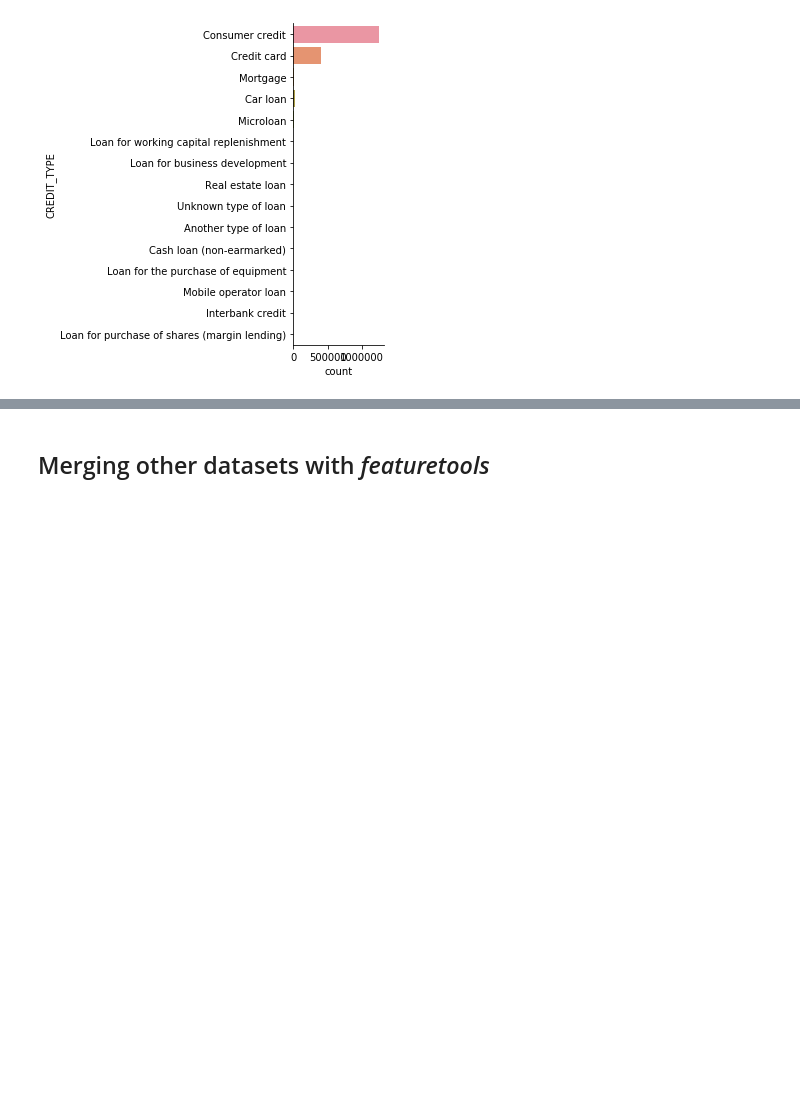
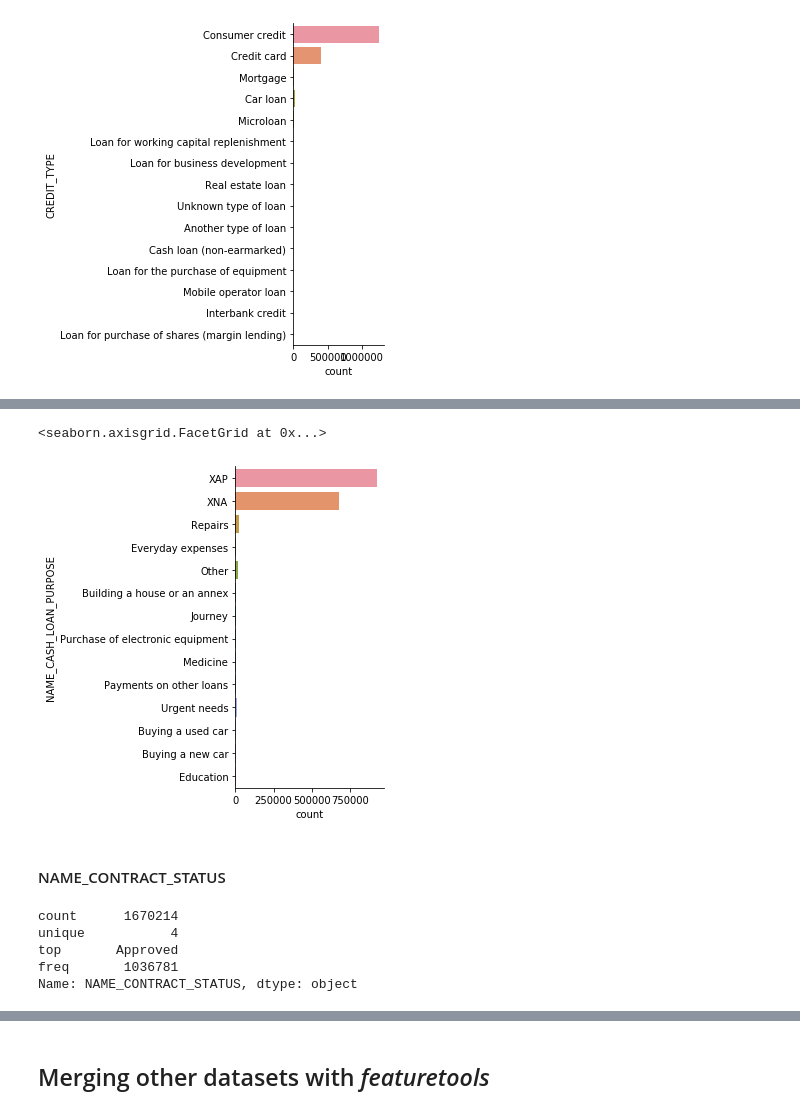
Before and after one commit to paolomandica/FDS-home-credit-default-risk, a Jupyter notebook: main-paolo.ipynb, the cells around one changed output, grey strips where cells are left out. Saved outputs shown, nothing was run; the diff lists cells and outputs as text; code cells hidden in the pictures; blank space fills up the shorter version.

```diff
--- a/main-paolo.ipynb
+++ b/main-paolo.ipynb
@@ -869,0 +854,15 @@ plt.show()
+# %%
+sns.catplot(y='NAME_CASH_LOAN_PURPOSE', kind='count', data=prev_app)
+# %% [output]
+<seaborn.axisgrid.FacetGrid at 0x...>
+[figure, added]
+# %% [markdown]
+#### NAME_CONTRACT_STATUS
+# %%
+prev_app['NAME_CONTRACT_STATUS'].describe()
+# %% [output]
+count      1670214
+unique           4
+top       Approved
+freq       1036781
+Name: NAME_CONTRACT_STATUS, dtype: object
```
Also changed, not shown: parts of 105 cells of this notebook.
